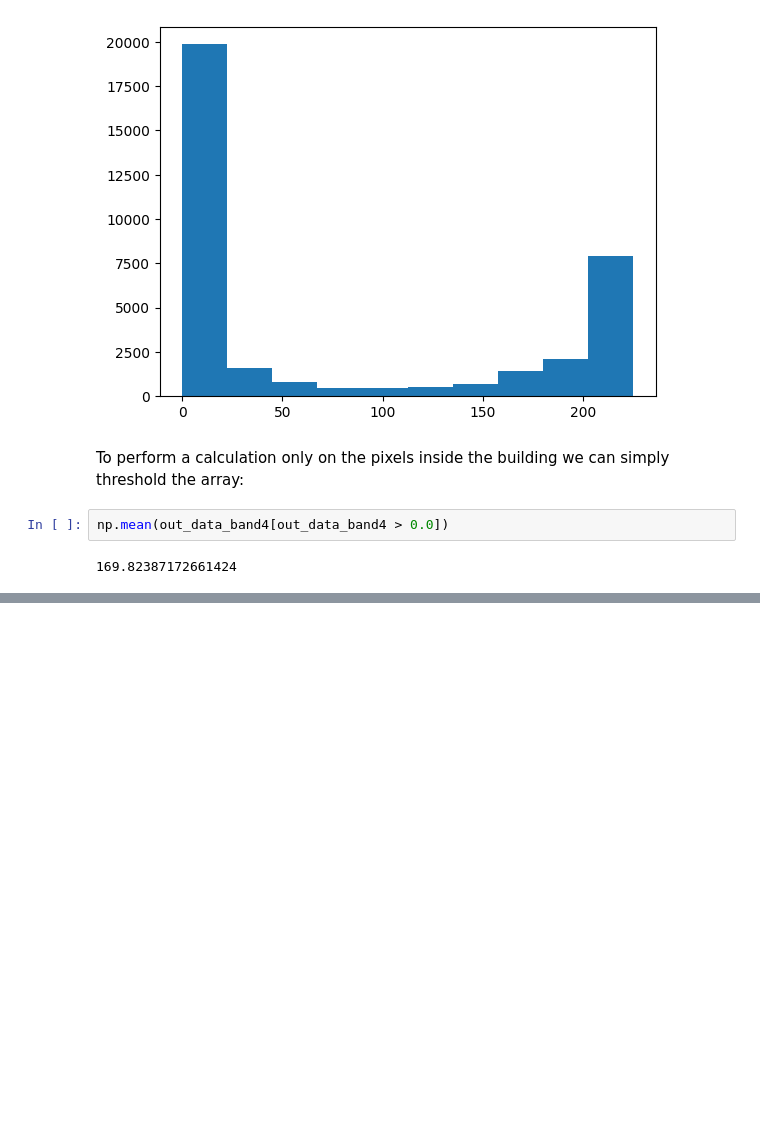
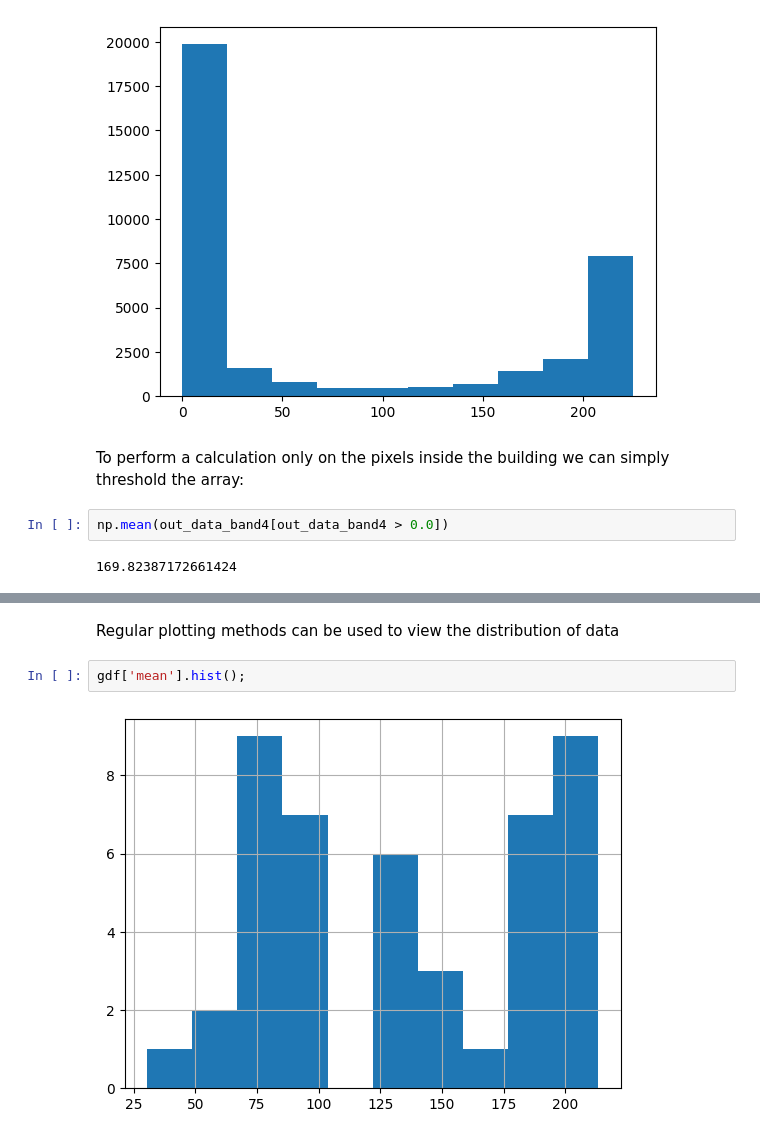
Before and after one commit to robmarkcole/quickstart-with-geotiffs, a Jupyter notebook: quickstart.ipynb, the cells around one changed output, grey strips where cells are left out. Drawn from its saved outputs; the diff is of its cells as text; blank space fills up the shorter version.

```diff
--- a/quickstart.ipynb
+++ b/quickstart.ipynb
@@ -173,0 +196,6 @@ You could now iterate over each building in the geodataframe, extract the pixel
+# %% [markdown]
+Regular plotting methods can be used to view the distribution of data
+# %%
+gdf['mean'].hist();
+# %% [output]
+[figure, added]
```
Also changed, not shown: parts of 6 cells of this notebook.
